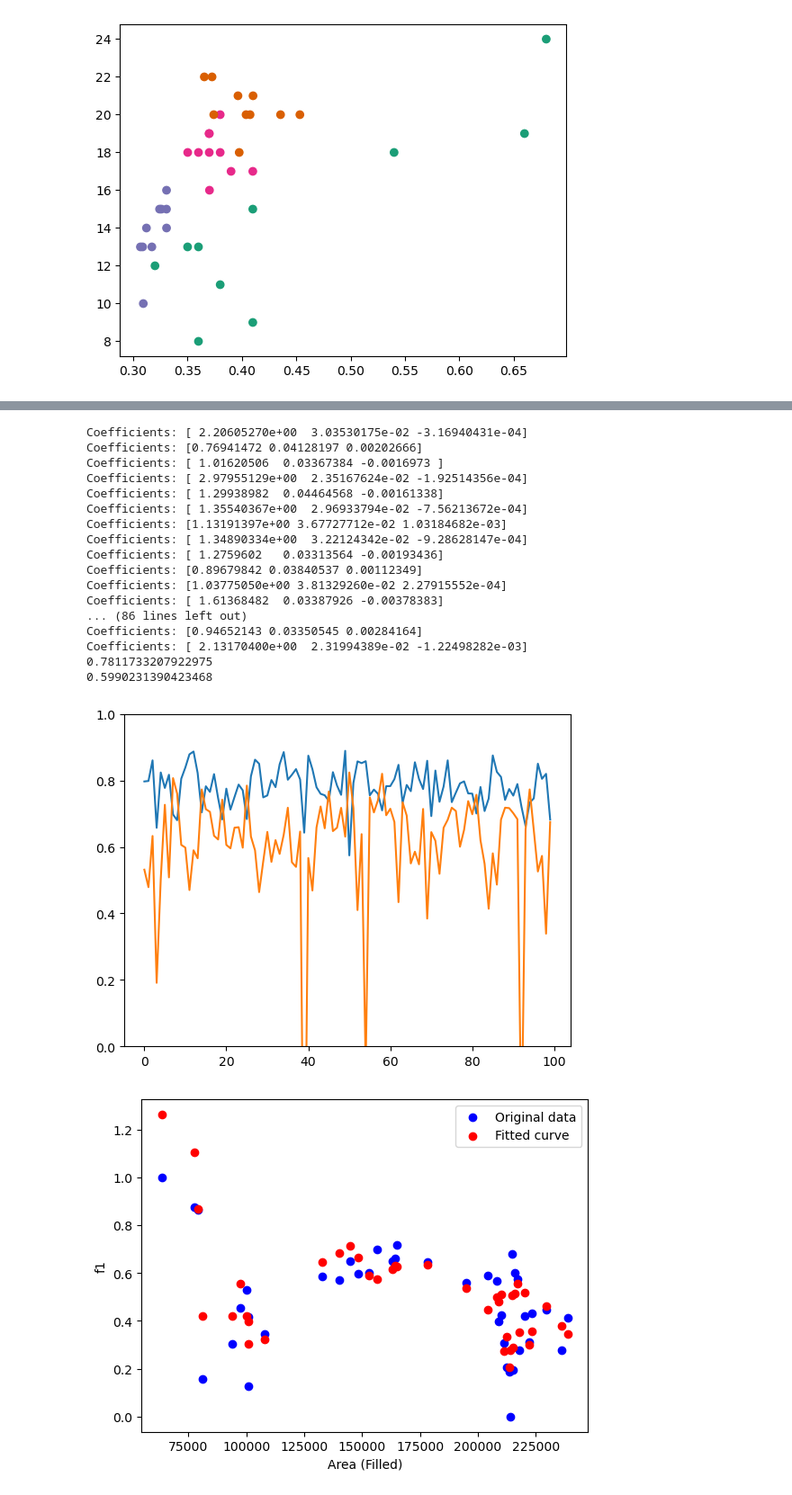
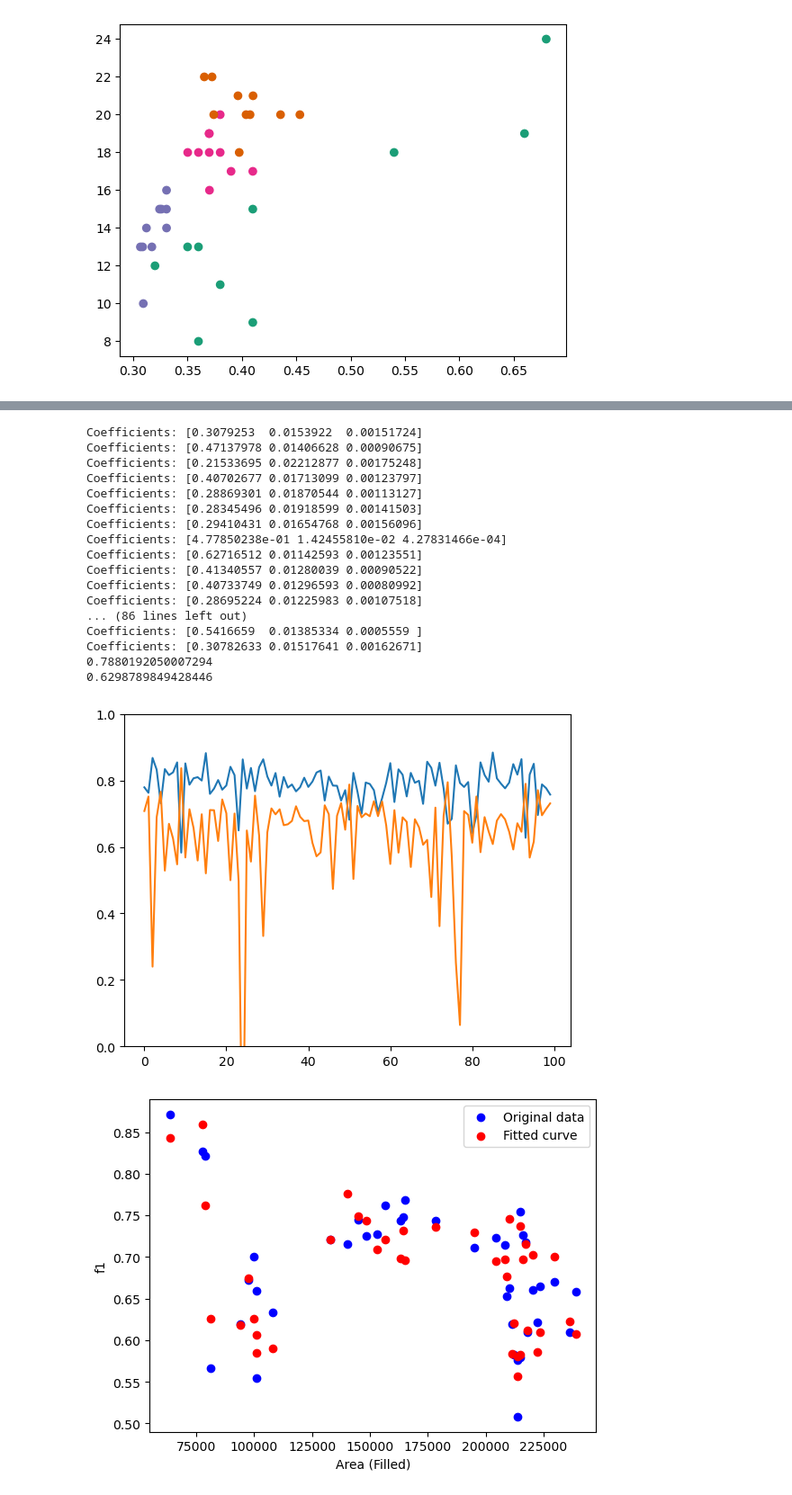
Before and after one commit to AnaisLacoursiereRoussel/AMP_code, a Jupyter notebook: CreatureFeatures.ipynb, the cells around one changed output, grey strips where cells are left out. Shown at 90% size. Cells and saved outputs as stored; diff of their text form; code cells hidden in the pictures.

```diff
--- a/CreatureFeatures.ipynb
+++ b/CreatureFeatures.ipynb
@@ -591,0 +570,10 @@ ml_df
+# %%
+ci_rf_richness = {}
+ci_rf_shannon = {}
+ci_rf_pielou = {}
+for key, sampleList in ci_richness_dict.items():
+    for s, richness in enumerate(sampleList):
+        ci_rf_richness[ci_samples[key][s]] = richness
+        ci_rf_shannon[ci_samples[key][s]] = ci_shannon_dict[key][s]
+        ci_rf_pielou[ci_samples[key][s]] = ci_pielou_dict[key][s]
+ci_rf_pielou
@@ -840,3 +846,5 @@ final_feature_df
 | 38 | AMMP_PA_S04W20_20210609LT_250um | Pacific | 155269.001768 | 156707.886464 | 2.436109e+07 | 7.638917e+07 | ... |
 | 39 | AMMP_PA_S04W20_20210610LT_250um | Pacific | 161275.298172 | 163027.045681 | 2.283707e+07 | 8.256129e+07 | ... |
 40 rows × 24 columns
+# %%
+reversed_gulf_sample_replace_dict = {v: k for k, v in gulf_sample_replace_dict.items()}
@@ -842,0 +862,18 @@ final_feature_df
+# %%
+final_feature_df.drop('Richness', axis=1, inplace=True)
+final_feature_df.drop('Shannon H\'', axis=1, inplace=True)
+final_feature_df.drop('Shannon H \'', axis=1, inplace=True)
+final_feature_df.drop('Pielou J\'', axis=1, inplace=True)
+final_feature_df.drop('Pielou J \'', axis=1, inplace=True)
+# %%
+
+for i, row in final_feature_df.iterrows():
+    if 'Gulf' in row['sample']:
+        final_feature_df.loc[i, 'Richness'] = ci_rf_richness[reversed_gulf_sample_replace_dict[row['sample']]]
+        final_feature_df.loc[i, 'Shannon H\''] = ci_rf_shannon[reversed_gulf_sample_replace_dict[row['sample']]]
+        final_feature_df.loc[i, 'Pielou J\''] = ci_rf_pielou[reversed_gulf_sample_replace_dict[row['sample']]]
+    else:
+        final_feature_df.loc[i, 'Richness'] = ci_rf_richness[row['sample']]
+        final_feature_df.loc[i, 'Shannon H\''] = ci_rf_shannon[row['sample']]
+        final_feature_df.loc[i, 'Pielou J\''] = ci_rf_pielou[row['sample']]
+final_feature_df
@@ -1419,7 +1518,7 @@ from sklearn.model_selection import train_test_split
 final_feature_df['Area (Filled)_squared'] = final_feature_df['Area (Filled)'] ** 2  # Create a curvilinear predictor (quadratic)
 
 # Split into features and target
-X = final_feature_df[['Symmetry', 'richness', 'Geodesic Thickness']]  # Combine linear and curvilinear predictors
+X = final_feature_df[['Symmetry', 'Richness', 'Geodesic Thickness']]  # Combine linear and curvilinear predictors
 y = final_feature_df['f1']
 
 train_rs = []
@@ -1433,52 +1532,52 @@ for i in range(100):
     model.fit(X_train, y_train)
 
     # Predictions
     y_pred = model.predict(X_test)
 
     # Print the coefficients
     print("Coefficients:", model.coef_)
     # Get R^2 on the training data
     train_r2 = model.score(X_train, y_train)
     # print(f"Training R^2: {train_r2}")
 
     # Get R^2 on the test data
     test_r2 = model.score(X_test, y_test)
     # print(f"Testing R^2: {test_r2}")
     train_rs.append(train_r2)
     test_rs.append(test_r2)
 print(np.mean(train_rs))
 print(np.mean(test_rs))
 plt.plot(train_rs)
 plt.plot(test_rs)
 plt.ylim([0, 1])
 plt.show()
 plt.close()
 plt.scatter(final_feature_df['Area (Filled)'], y, color='blue', label='Original data')
-plt.scatter(final_feature_df['Area (Filled)'], model.predict(final_feature_df[['Symmetry', 'richness', 'Geodesic Thickness']]), color='red', label='Fitted curve')
+plt.scatter(final_feature_df['Area (Filled)'], model.predict(final_feature_df[['Symmetry', 'Richness', 'Geodesic Thickness']]), color='red', label='Fitted curve')
 plt.xlabel('Area (Filled)')
 plt.ylabel('f1')
 plt.legend()
 plt.show()
 # %% [output]
-Coefficients: [ 2.20605270e+00  3.03530175e-02 -3.16940431e-04]
-Coefficients: [0.76941472 0.04128197 0.00202666]
-Coefficients: [ 1.01620506  0.03367384 -0.0016973 ]
-Coefficients: [ 2.97955129e+00  2.35167624e-02 -1.92514356e-04]
-Coefficients: [ 1.29938982  0.04464568 -0.00161338]
-Coefficients: [ 1.35540367e+00  2.96933794e-02 -7.56213672e-04]
-Coefficients: [1.13191397e+00 3.67727712e-02 1.03184682e-03]
-Coefficients: [ 1.34890334e+00  3.22124342e-02 -9.28628147e-04]
-Coefficients: [ 1.2759602   0.03313564 -0.00193436]
-Coefficients: [0.89679842 0.03840537 0.00112349]
-Coefficients: [1.03775050e+00 3.81329260e-02 2.27915552e-04]
-Coefficients: [ 1.61368482  0.03387926 -0.00378383]
+Coefficients: [0.3079253  0.0153922  0.00151724]
+Coefficients: [0.47137978 0.01406628 0.00090675]
+Coefficients: [0.21533695 0.02212877 0.00175248]
+Coefficients: [0.40702677 0.01713099 0.00123797]
+Coefficients: [0.28869301 0.01870544 0.00113127]
+Coefficients: [0.28345496 0.01918599 0.00141503]
+Coefficients: [0.29410431 0.01654768 0.00156096]
+Coefficients: [4.77850238e-01 1.42455810e-02 4.27831466e-04]
+Coefficients: [0.62716512 0.01142593 0.00123551]
+Coefficients: [0.41340557 0.01280039 0.00090522]
+Coefficients: [0.40733749 0.01296593 0.00080992]
+Coefficients: [0.28695224 0.01225983 0.00107518]
 ... (86 lines left out)
-Coefficients: [0.94652143 0.03350545 0.00284164]
-Coefficients: [ 2.13170400e+00  2.31994389e-02 -1.22498282e-03]
-0.7811733207922975
-0.5990231390423468
+Coefficients: [0.5416659  0.01385334 0.0005559 ]
+Coefficients: [0.30782633 0.01517641 0.00162671]
+0.7880192050007294
+0.6298789849428446
-[figure, old version]
+[figure, new version]
-[figure, old version]
+[figure, new version]
 # %%
 
 X = final_feature_df.drop(columns=['sample', 'regionYear', 'f1'])
```
Also changed, not shown: parts of 25 cells of this notebook, 8 other files.
